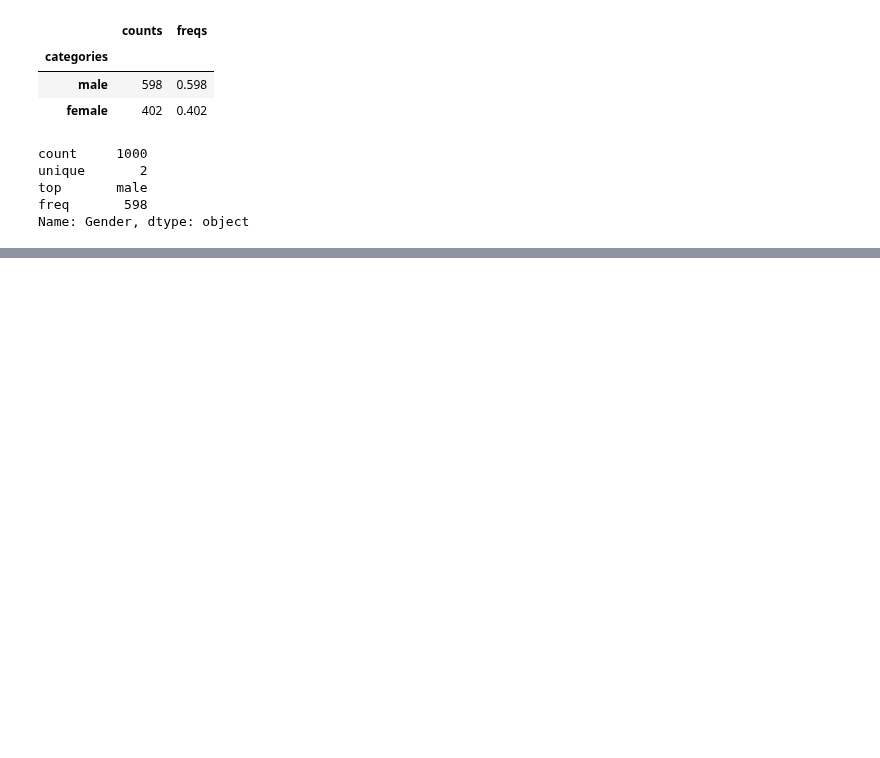
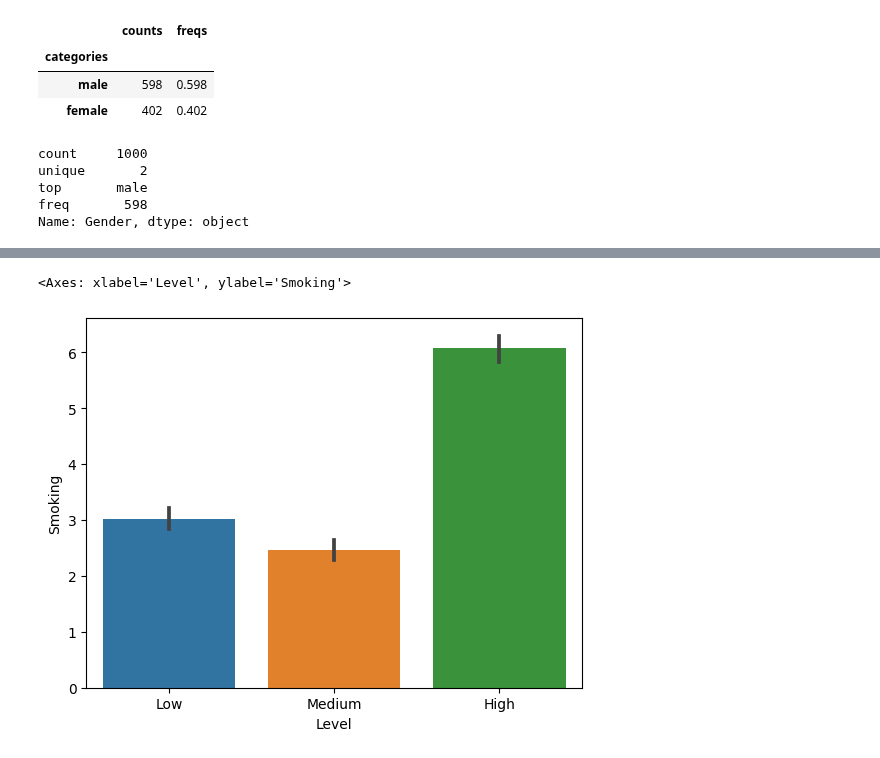
Before and after one commit to yigaai/StoryTelling_with_Data_myTelescope, a Jupyter notebook: lung-cancer-prediction.ipynb, the cells around one changed output, grey strips where cells are left out. Saved outputs shown, nothing was run; the diff lists cells and outputs as text; code cells hidden in the pictures; blank space fills up the shorter version.

```diff
--- a/lung-cancer-prediction.ipynb
+++ b/lung-cancer-prediction.ipynb
@@ -173,0 +177,5 @@ Name: Age, dtype: float64
+# %%
+sns.barplot(x = 'Level', y = 'Smoking', data = lung_cancer)
+# %% [output]
+<Axes: xlabel='Level', ylabel='Smoking'>
+[figure, added]
```
Also changed, not shown: parts of 12 cells of this notebook.
